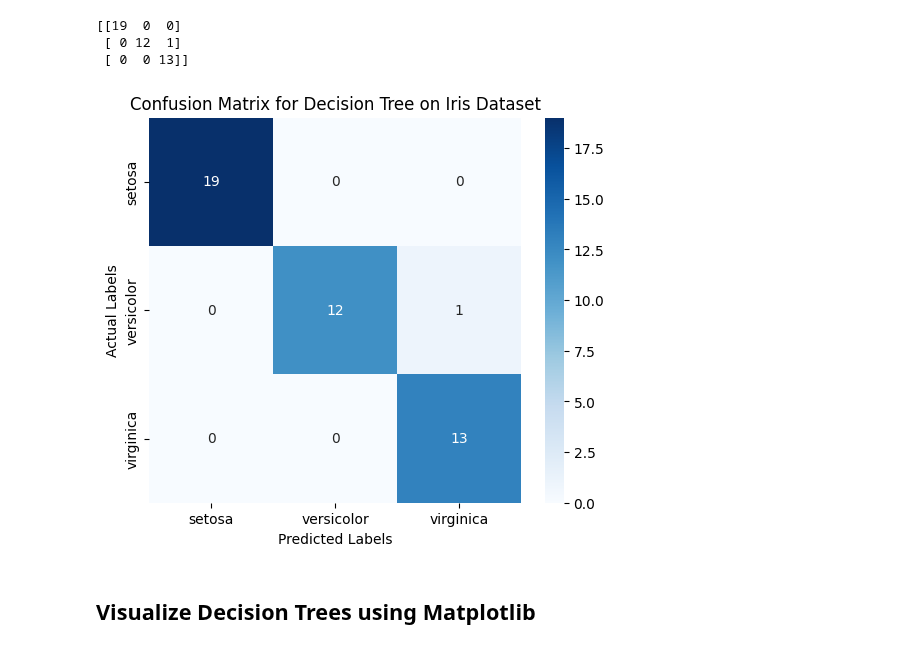
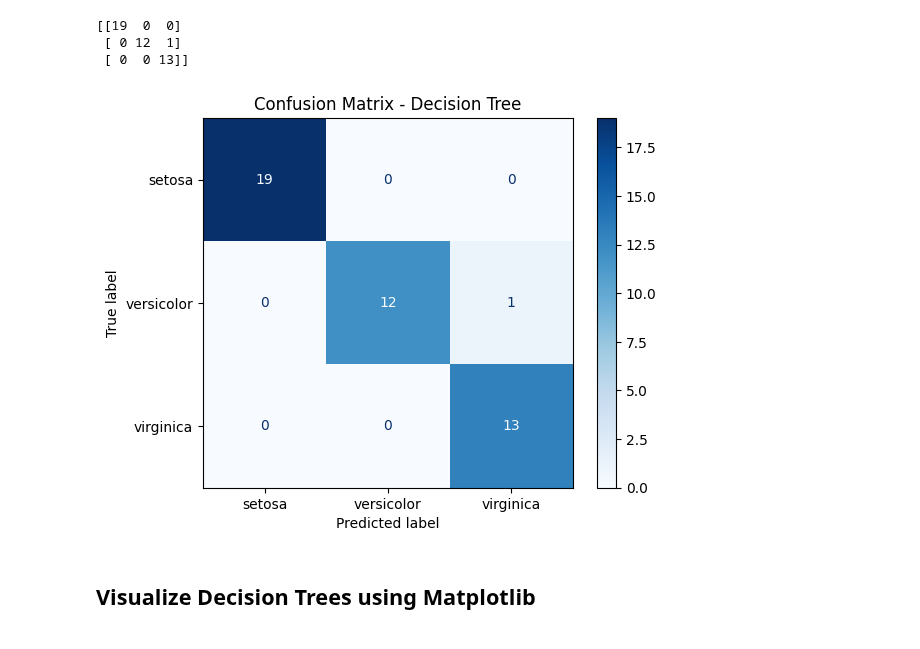
Before and after one commit to ash322ash422/tut_ml, a Jupyter notebook: 2_tut_classify_decisionTree/tut_DecisionTree_1-1Simple_Iris_3Classes.ipynb, the cells around one changed output. Cells and saved outputs as stored; diff of their text form; code cells hidden in the pictures.

```diff
--- a/2_tut_classify_decisionTree/tut_DecisionTree_1-1Simple_Iris_3Classes.ipynb
+++ b/2_tut_classify_decisionTree/tut_DecisionTree_1-1Simple_Iris_3Classes.ipynb
@@ -79,7 +67,7 @@ Labels : [0 1 2]
 # step3: Split the data into training and testing sets
 from sklearn.model_selection import train_test_split
 
-X_train, X_test, y_train, y_test = train_test_split(X, y_encoded,
+X_train, X_test, y_train, y_test = train_test_split(X, y,
                                                     test_size=0.3,# 30% of the data is used for testing
                                                     random_state=42,# random_state ensures reproducibility of the split
                                                     shuffle=True)
@@ -193,23 +188,23 @@ print(cm)
 [[19  0  0]
  [ 0 12  1]
  [ 0  0 13]]
-# %%
-import matplotlib.pyplot as plt
-import seaborn as sns
-# plt.style.use("dark_background")
-
-# Plot confusion matrix as a heatmap
-plt.figure(figsize=(6, 5))
-sns.heatmap(cm,
-            annot=True, fmt='d', cmap='Blues',
-            xticklabels=encoder.classes_,
-            yticklabels=encoder.classes_)
-plt.xlabel("Predicted Labels")
-plt.ylabel("Actual Labels")
-plt.title("Confusion Matrix for Decision Tree on Iris Dataset")
-plt.show()
-# %% [output]
-[figure, removed]
+# %%
+from sklearn.metrics import confusion_matrix, ConfusionMatrixDisplay
+
+labels = model.classes_   # preserves correct order
+
+cm = confusion_matrix(y_test, y_pred, labels=labels)
+
+disp = ConfusionMatrixDisplay(
+    confusion_matrix=cm,
+    display_labels=labels
+)
+
+disp.plot(cmap="Blues")
+plt.title("Confusion Matrix - Decision Tree")
+plt.show()
+# %% [output]
+[figure, added]
 # %% [markdown]
 ## Visualize Decision Trees using Matplotlib
 # %% [markdown]
```
Also changed, not shown: parts of 12 cells of this notebook.
